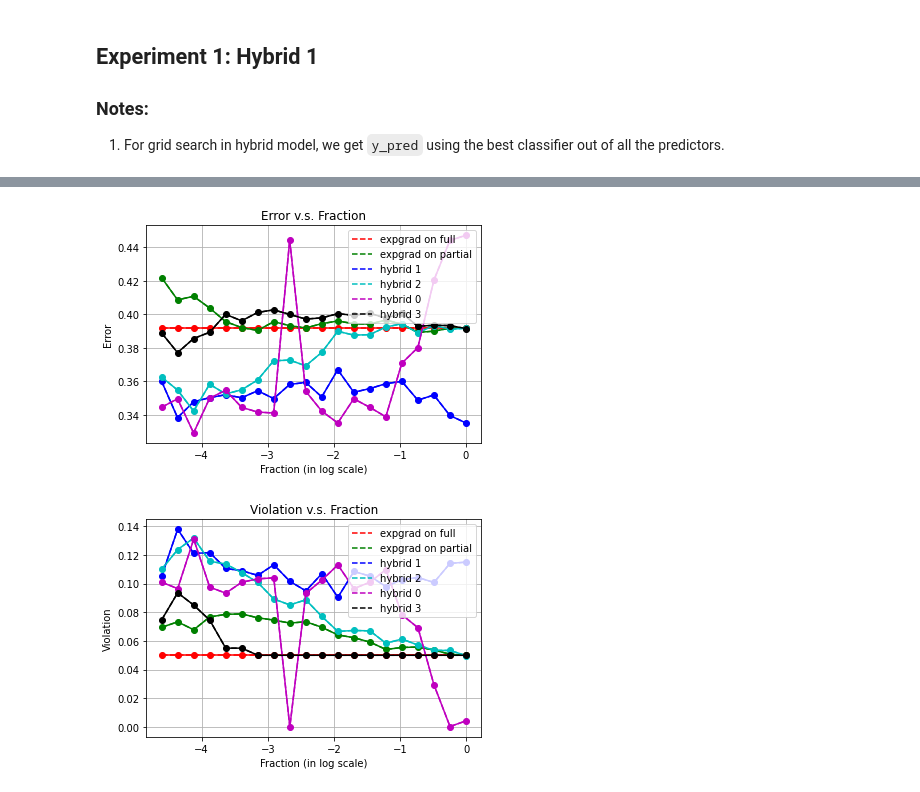
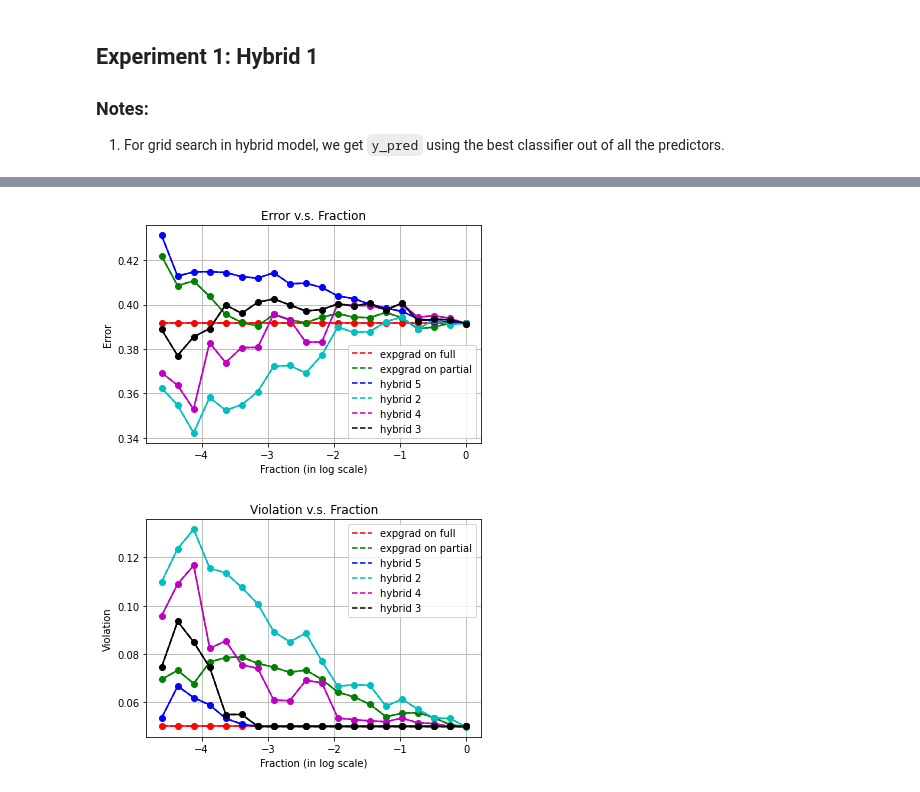
Before and after one commit to UMass-Responsible-AI/fairlearn, a Jupyter notebook: notebooks/hybrid-lagrangian-compas.ipynb, the cells around one changed output, grey strips where cells are left out. Saved outputs shown, nothing was run; the diff lists cells and outputs as text; code cells hidden in the pictures.

```diff
--- a/notebooks/hybrid-lagrangian-compas.ipynb
+++ b/notebooks/hybrid-lagrangian-compas.ipynb
@@ -660,39 +760,40 @@ plt.show()
 # %%
+import matplotlib.pyplot as plt
 
 l1 = plt.plot(fr, error_expgrad_alls,'r--',label="expgrad on full")
 l2 = plt.plot(fr, error_expgrad_fracs,'g--',label="expgrad on partial")
-l3 = plt.plot(fr, error_hybrids,'b--',label="hybrid 1")
+l3 = plt.plot(fr, error_no_grid_rewts,'b--',label="hybrid 5")
 l4 = plt.plot(fr, error_grid_pmf_fracs,'c--',label="hybrid 2")
-l5 = plt.plot(fr, error_best_lambdas,'m--',label="hybrid 0")
+l5 = plt.plot(fr, error_rewts_partial,'m--',label="hybrid 4")
 l6 = plt.plot(fr, error_rewts_pmf,'k--',label="hybrid 3")
 plt.plot(fr, error_expgrad_alls,'ro-', fr, error_expgrad_fracs,'go-',
-         fr, error_hybrids,'bo-', fr, error_grid_pmf_fracs,'co-',
-         fr, error_best_lambdas,'mo-', fr, error_rewts_pmf,'ko-'
+         fr, error_no_grid_rewts,'bo-', fr, error_grid_pmf_fracs,'co-',
+         fr, error_rewts_partial,'mo-', fr, error_rewts_pmf,'ko-'
          )
 plt.xlabel('Fraction (in log scale)')
 plt.ylabel('Error')
 plt.title('Error v.s. Fraction')
 plt.grid()
 plt.legend()
 plt.show()
 
 l1 = plt.plot(fr, vio_expgrad_alls,'r--',label="expgrad on full")
 l2 = plt.plot(fr, vio_expgrad_fracs,'g--',label="expgrad on partial")
-l3 = plt.plot(fr, vio_hybrids,'b--',label="hybrid 1")
+l3 = plt.plot(fr, vio_no_grid_rewts,'b--',label="hybrid 5")
 l4 = plt.plot(fr, vio_grid_pmf_fracs,'c--',label="hybrid 2")
-l5 = plt.plot(fr, vio_best_lambdas,'m--',label="hybrid 0")
+l5 = plt.plot(fr, vio_rewts_partial,'m--',label="hybrid 4")
 l6 = plt.plot(fr, vio_rewts_pmf,'k--',label="hybrid 3")
 plt.plot(fr, vio_expgrad_alls,'ro-', fr, vio_expgrad_fracs,'go-',
-         fr, vio_hybrids,'bo-', fr, vio_grid_pmf_fracs,'co-',
-         fr, vio_best_lambdas,'mo-', fr, vio_rewts_pmf,'ko-'
+         fr, vio_no_grid_rewts,'bo-', fr, vio_grid_pmf_fracs,'co-',
+         fr, vio_rewts_partial,'mo-', fr, vio_rewts_pmf,'ko-'
          )
 plt.xlabel('Fraction (in log scale)')
 plt.ylabel('Violation')
 plt.title('Violation v.s. Fraction')
 plt.grid()
 plt.legend()
 plt.show()
 # %% [output]
-[figure, old version]
+[figure, new version]
-[figure, old version]
+[figure, new version]
 # %%
```
Also changed, not shown: parts of 8 cells of this notebook, 3 other files.
